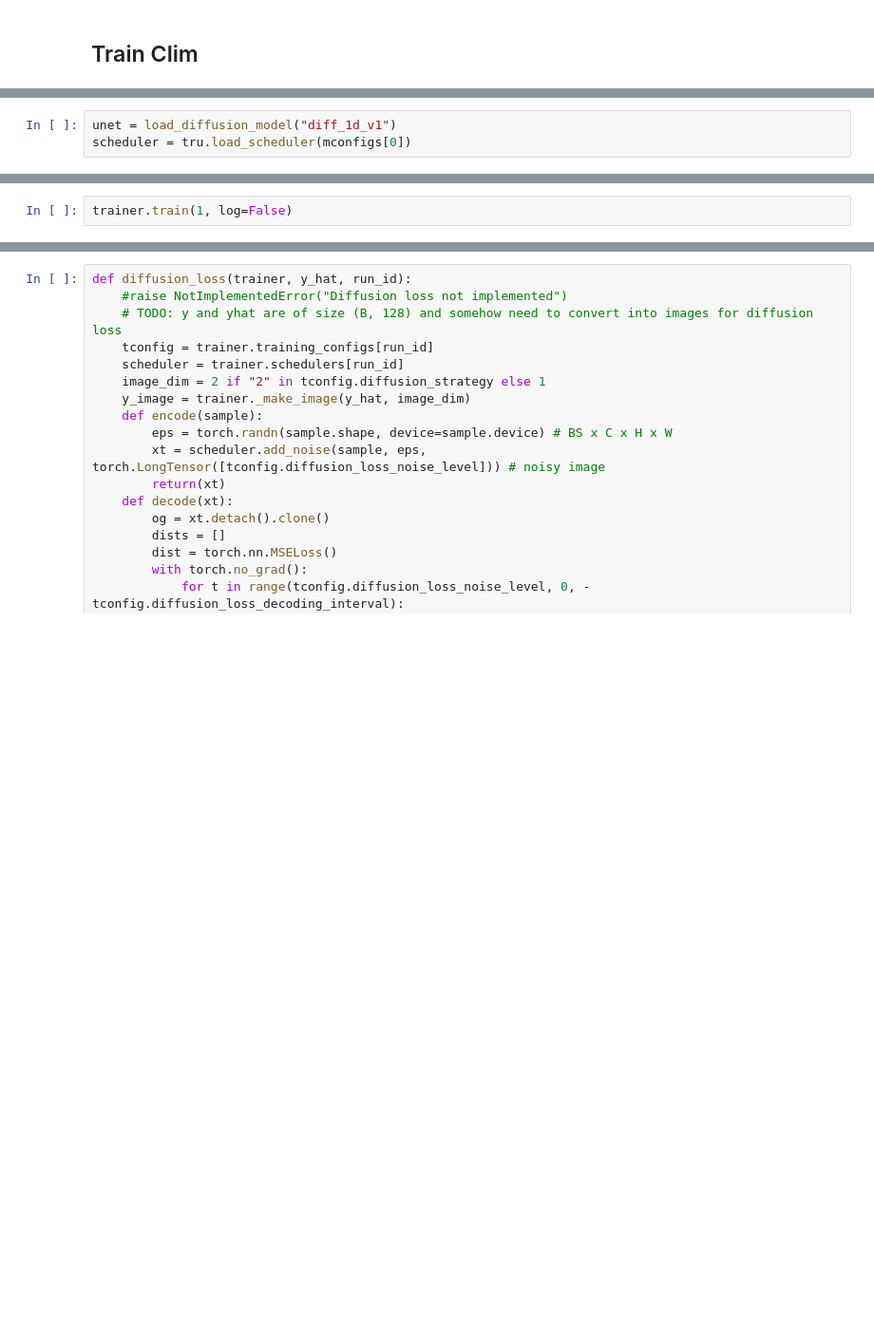
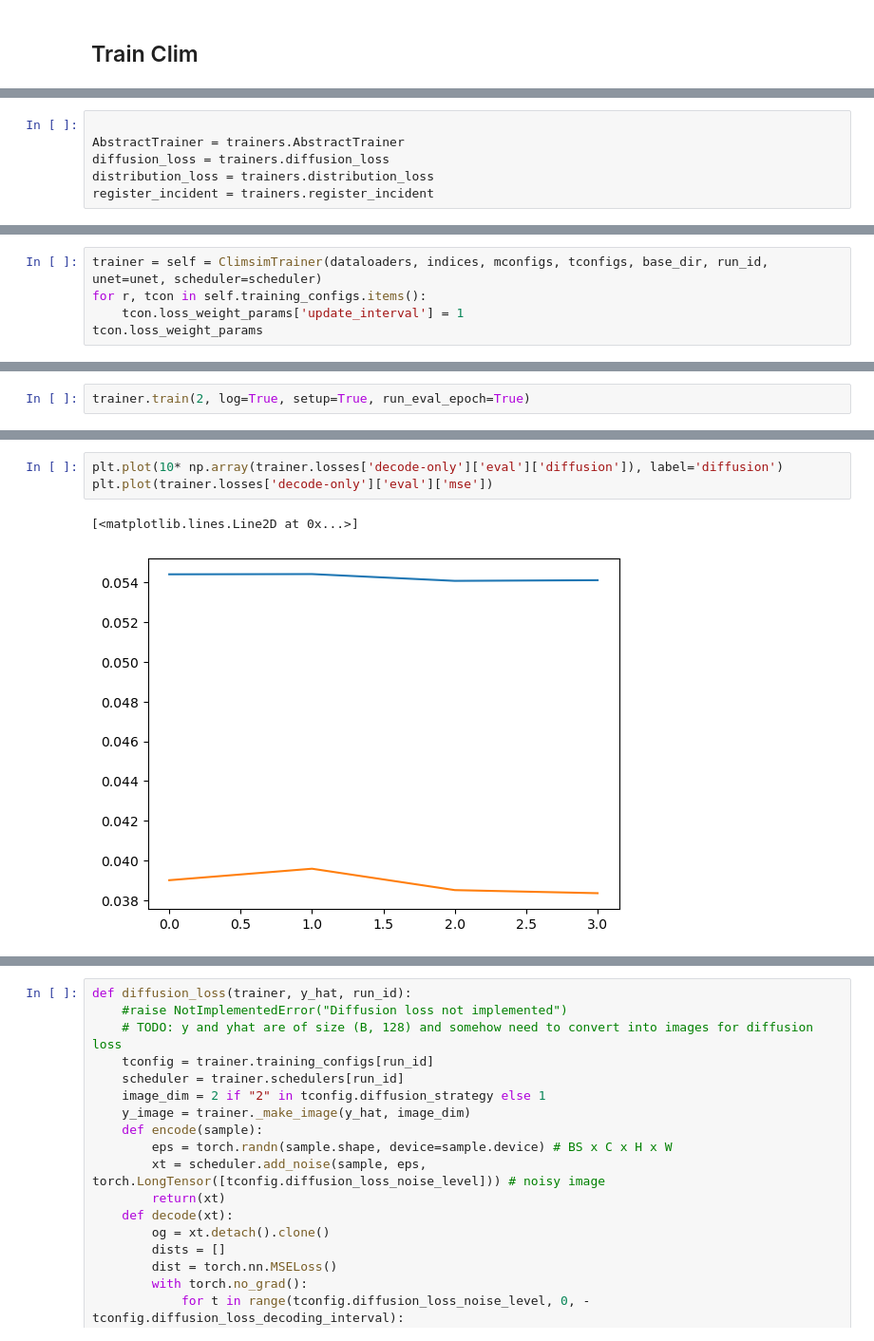
Before and after one commit to SammyAgrawal/diffusion-climsim, a Jupyter notebook: Notebooks/DebuggingRuns.ipynb, the cells around one changed output, grey strips where cells are left out. Shown at 95% size. Saved outputs shown, nothing was run; the diff lists cells and outputs as text; blank space fills up the shorter version.

Commit message:
stable redo of models submodule; can mem one batch

```diff
--- a/Notebooks/DebuggingRuns.ipynb
+++ b/Notebooks/DebuggingRuns.ipynb
@@ -411,3 +397,0 @@ def load_diffusion_model(model_id='best_diffusion_2d', base_dir="/mnt/home/ssa22
-# %%
-unet = load_diffusion_model("diff_1d_v1")
-scheduler = tru.load_scheduler(mconfigs[0])
@@ -416,0 +398,6 @@ trainer = self = trainers.ClimsimTrainer(dataloaders, indices, mconfigs, tconfig
+# %%
+
+AbstractTrainer = trainers.AbstractTrainer
+diffusion_loss = trainers.diffusion_loss
+distribution_loss = trainers.distribution_loss
+register_incident = trainers.register_incident
@@ -416,0 +600,5 @@ trainer = self = trainers.ClimsimTrainer(dataloaders, indices, mconfigs, tconfig
+# %%
+trainer = self = ClimsimTrainer(dataloaders, indices, mconfigs, tconfigs, base_dir, run_id, unet=unet, scheduler=scheduler)
+for r, tcon in self.training_configs.items():
+    tcon.loss_weight_params['update_interval'] = 1
+tcon.loss_weight_params
@@ -417,3 +616,3 @@ trainer = self = trainers.ClimsimTrainer(dataloaders, indices, mconfigs, tconfig
 # %%
-trainer.train(1, log=False)
+trainer.train(2, log=True, setup=True, run_eval_epoch=True)
 # %% [output]
@@ -425,0 +646,6 @@ ________________________________________________
+# %%
+plt.plot(10* np.array(trainer.losses['decode-only']['eval']['diffusion']), label='diffusion')
+plt.plot(trainer.losses['decode-only']['eval']['mse'])
+# %% [output]
+[<matplotlib.lines.Line2D at 0x...>]
+[figure, added]
```
Also changed, not shown: parts of 120 cells of this notebook, 16 other files.
